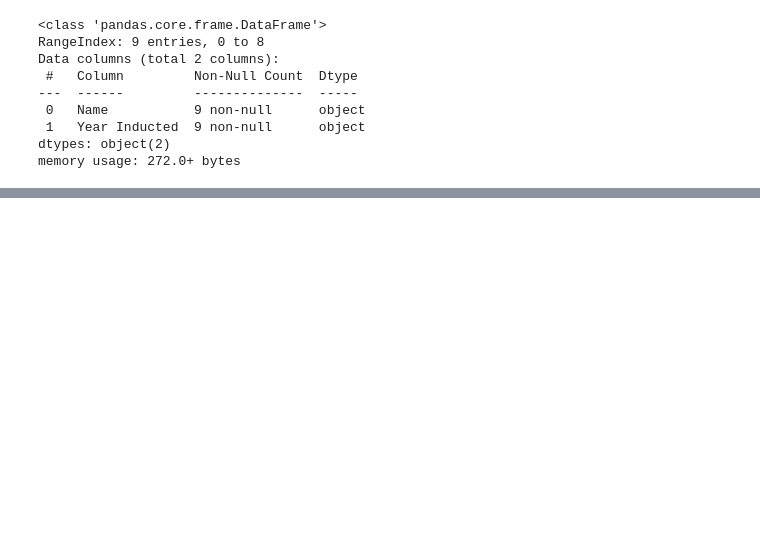
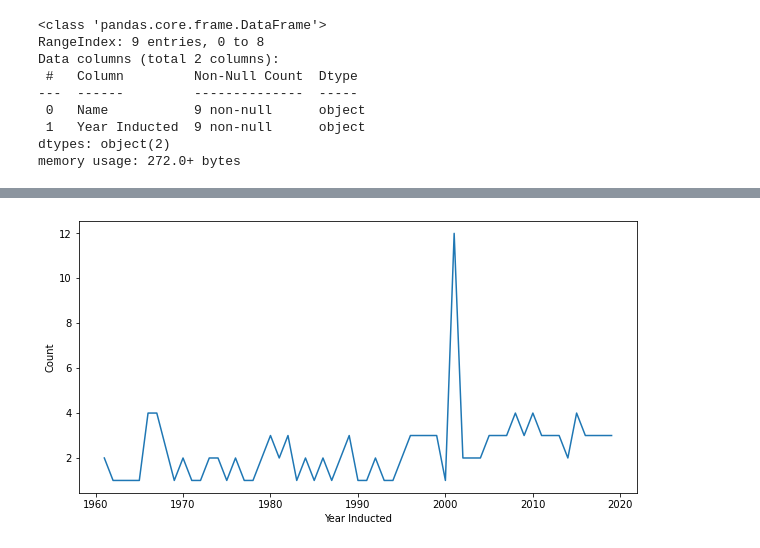
Before and after one commit to rghertel/web-scraping-country-music-hof-rghertel, a Jupyter notebook: CM Hall of Fame Scrape.ipynb, the cells around one changed output, grey strips where cells are left out. Saved outputs shown, nothing was run; the diff lists cells and outputs as text; code cells hidden in the pictures; blank space fills up the shorter version.

```diff
--- a/CM Hall of Fame Scrape.ipynb
+++ b/CM Hall of Fame Scrape.ipynb
@@ -157,0 +156,14 @@ print(all_artists)
+# %%
+#gather all artists
+all_artists = []
+
+for num in URL_pages:
+    page = requests.get(num)
+    soup = BeautifulSoup(page.content, 'lxml')
+#Without the inner for loop, this results in a list of lists. Not helpful structure, and the text can't be modified per element.
+#This for loop grabs each name at each index, per page, and edits accordingly, then structures the list properly.
+    for i in range(len(soup.find_all('h3'))):
+        name = soup.find_all('h3')[i].text
+        all_artists.append(name)
+
+all_artists
@@ -158,12 +188,14 @@ print(all_artists)
 # %%
+#Gather all years (inner for loop same as above)
+
 all_years = []
 
 for num in URL_pages:
     page = requests.get(num)
     soup = BeautifulSoup(page.content, 'lxml')
-    year = soup.find_all('p', string=re.compile('Inducted')) #.get_text() #.replace('Inducted','')
-
-    all_years.append(year)
+    for i in range(len(soup.find_all('p', string=re.compile('Inducted')))):
+        year = soup.find_all('p', string=re.compile('Inducted'))[i].text.replace('Inducted','').strip()
+        all_years.append(year)
 
     #print(type(num))
 
@@ -210,0 +221,9 @@ inductee_df
+# %%
+#Convert to a dataframe. Edit year inducted column to datetime object.
+
+inductee_df = pd.DataFrame()
+inductee_df['Name'] = all_artists
+inductee_df['Year Inducted'] = all_years
+inductee_df['Year Inducted'] = inductee_df['Year Inducted'].str.strip('[]')
+inductee_df['Year Inducted'] = pd.to_datetime(inductee_df['Year Inducted']).dt.year
+inductee_df
@@ -210,0 +256,5 @@ inductee_df
+# %%
+#Counting inductees per year. Is this always necessary for graphing?
+ind_per_year = inductee_df.groupby('Year Inducted').count().reset_index()
+ind_per_year = ind_per_year.rename({'Name':'Count'}, axis=1)
+ind_per_year.head()
@@ -210,0 +268,6 @@ inductee_df
+# %%
+#2001 has 12 inductees
+fig, ax = plt.subplots(figsize=(10,5))
+line = sns.lineplot(data=ind_per_year, x='Year Inducted', y='Count')
+# %% [output]
+[figure, added]
```
Also changed, not shown: parts of 12 cells of this notebook, 1 other file.
